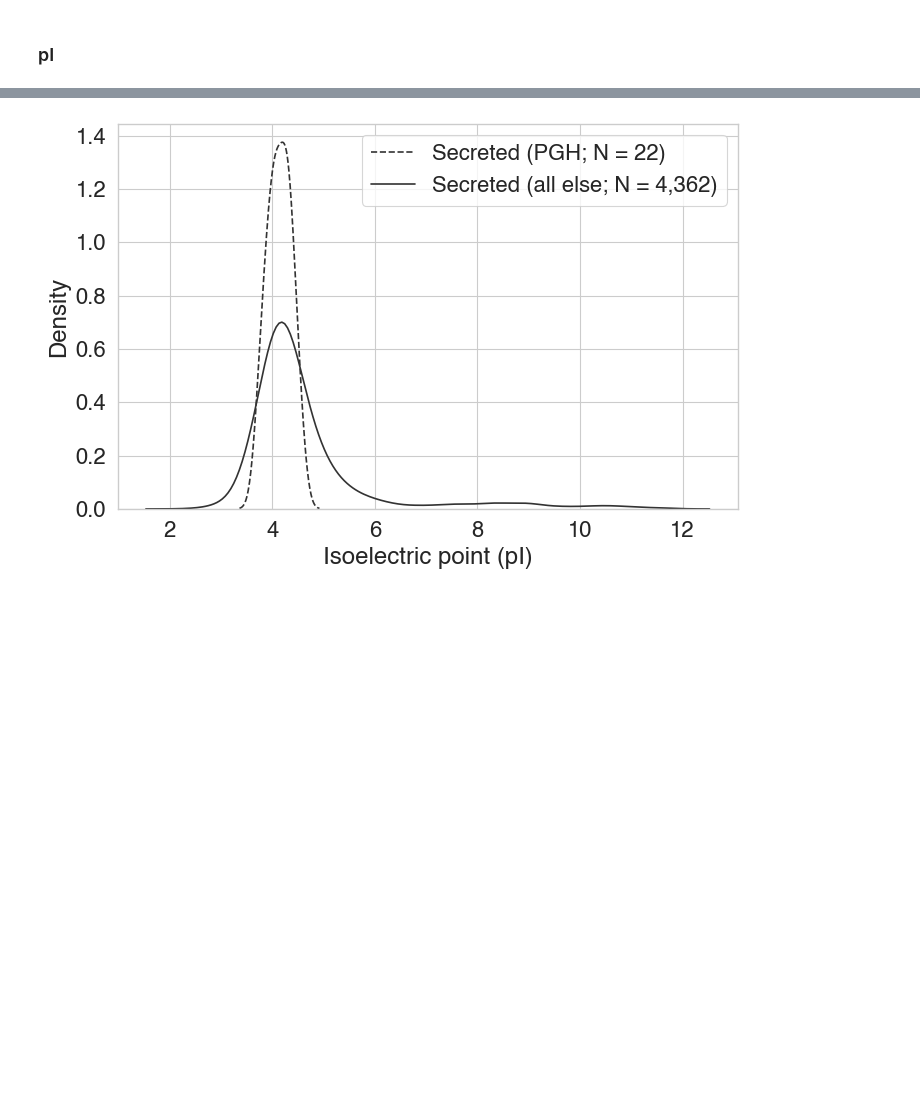
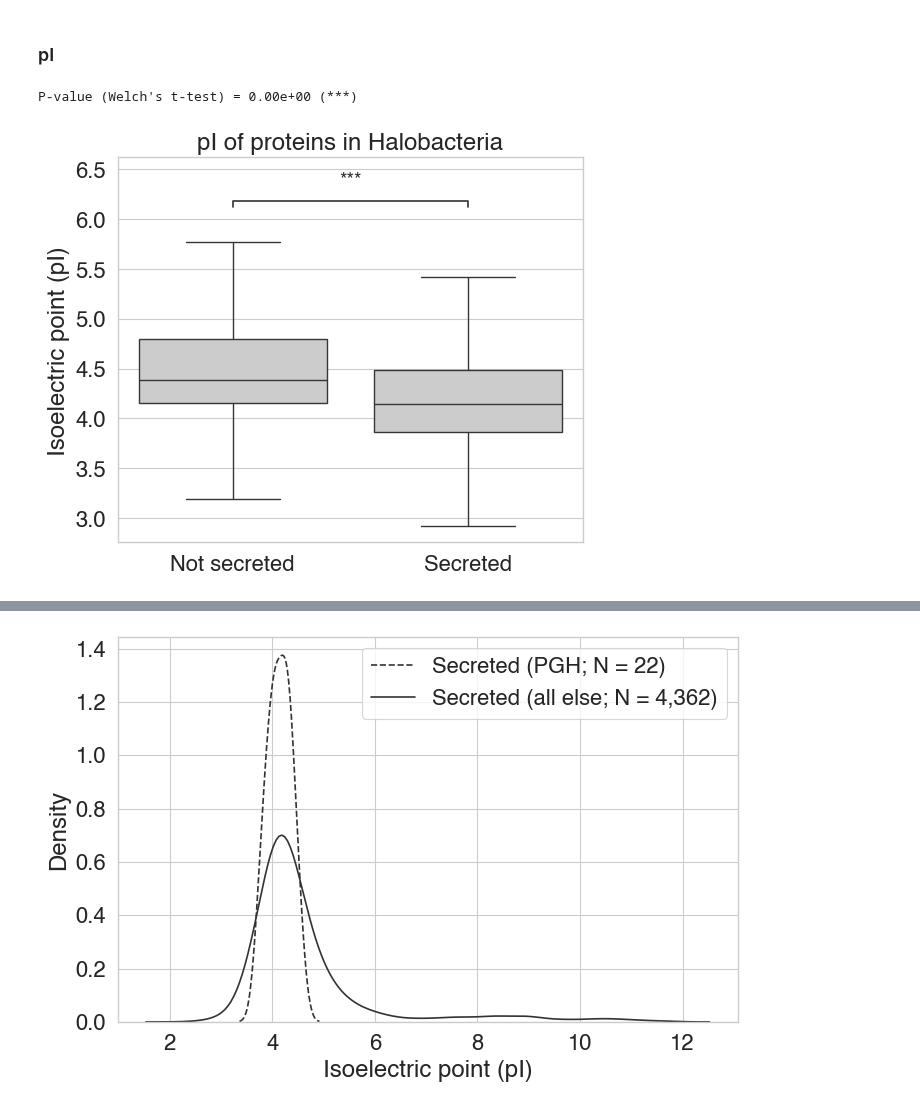
Before and after one commit to srom/archaea-vs-bacteria, a Jupyter notebook: notebook/halobacteria_bias.ipynb, the cells around one changed output, grey strips where cells are left out. Drawn from its saved outputs; the diff is of its cells as text; code cells hidden in the pictures; blank space fills up the shorter version.

```diff
--- a/notebook/halobacteria_bias.ipynb
+++ b/notebook/halobacteria_bias.ipynb
@@ -93 +145,22 @@ bias_df.head()
+# %%
+group1_data = bias_df[
+    (bias_df['secreted'] == 'No signal peptide')
+]['pI'].values
+
+group2_data = bias_df[
+    (bias_df['secreted'] == 'Signal peptide')
+]['pI'].values
+
+ax, p = boxplot(group1_data, group2_data, y_max=6.0)
+
+ax.set_title(f'pI of proteins in Halobacteria')
+ax.set_xlabel('')
+ax.set_ylabel('Isoelectric point (pI)')
+ax.set_xticks([0, 1]);
+ax.set_xticklabels([f'Not secreted', f'Secreted'])
+
+plt.gcf().savefig(figures_folder / 'halobacteria_bias' / 'Halobacteria_pI_boxplot.pdf', dpi=300, bbox_inches='tight');
+# %% [output]
+P-value (Welch's t-test) = 0.00e+00 (***)
+[figure, added]
 # %%
```
Also changed, not shown: parts of 6 cells of this notebook, 6 other files.
